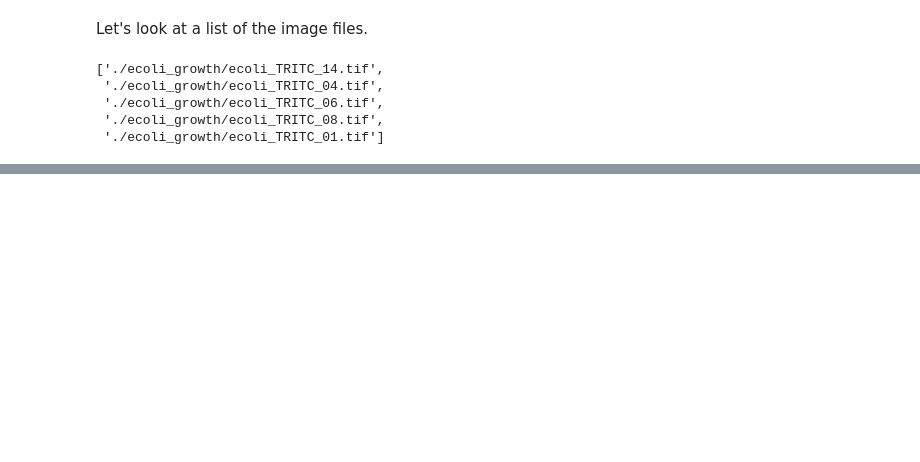
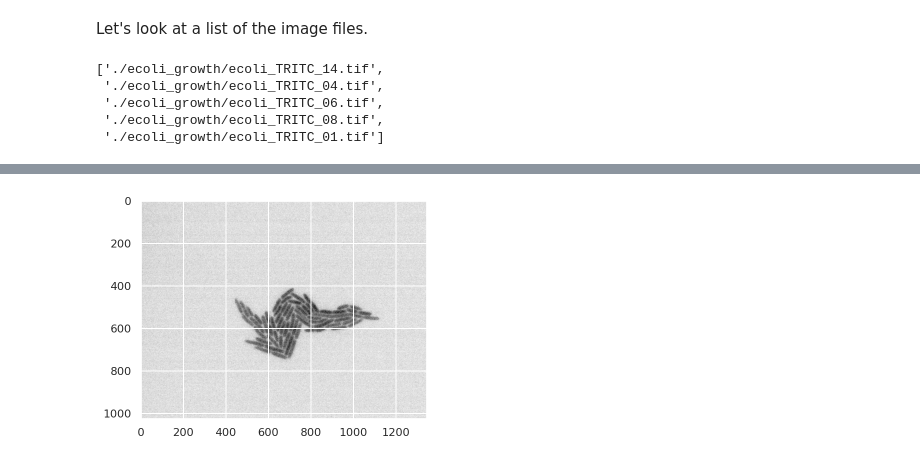
Before and after one commit to jqwhite/PhysBioCell, a Jupyter notebook: 1_2_bacterial_growth.ipynb, the cells around one changed output, grey strips where cells are left out. Drawn from its saved outputs; the diff is of its cells as text; code cells hidden in the pictures; blank space fills up the shorter version.

```diff
--- a/1_2_bacterial_growth.ipynb
+++ b/1_2_bacterial_growth.ipynb
@@ -59,3 +59,6 @@ files[0:5]
  './ecoli_growth/ecoli_TRITC_06.tif',
  './ecoli_growth/ecoli_TRITC_08.tif',
  './ecoli_growth/ecoli_TRITC_01.tif']
+# %%
+im = skimage.io.imread(files[0])
+im
@@ -61,0 +73,4 @@ files[0:5]
+# %%
+plt.imshow(im, cmap=plt.cm.Greys);
+# %% [output]
+[figure, added]
```
Also changed, not shown: parts of 16 cells of this notebook.
